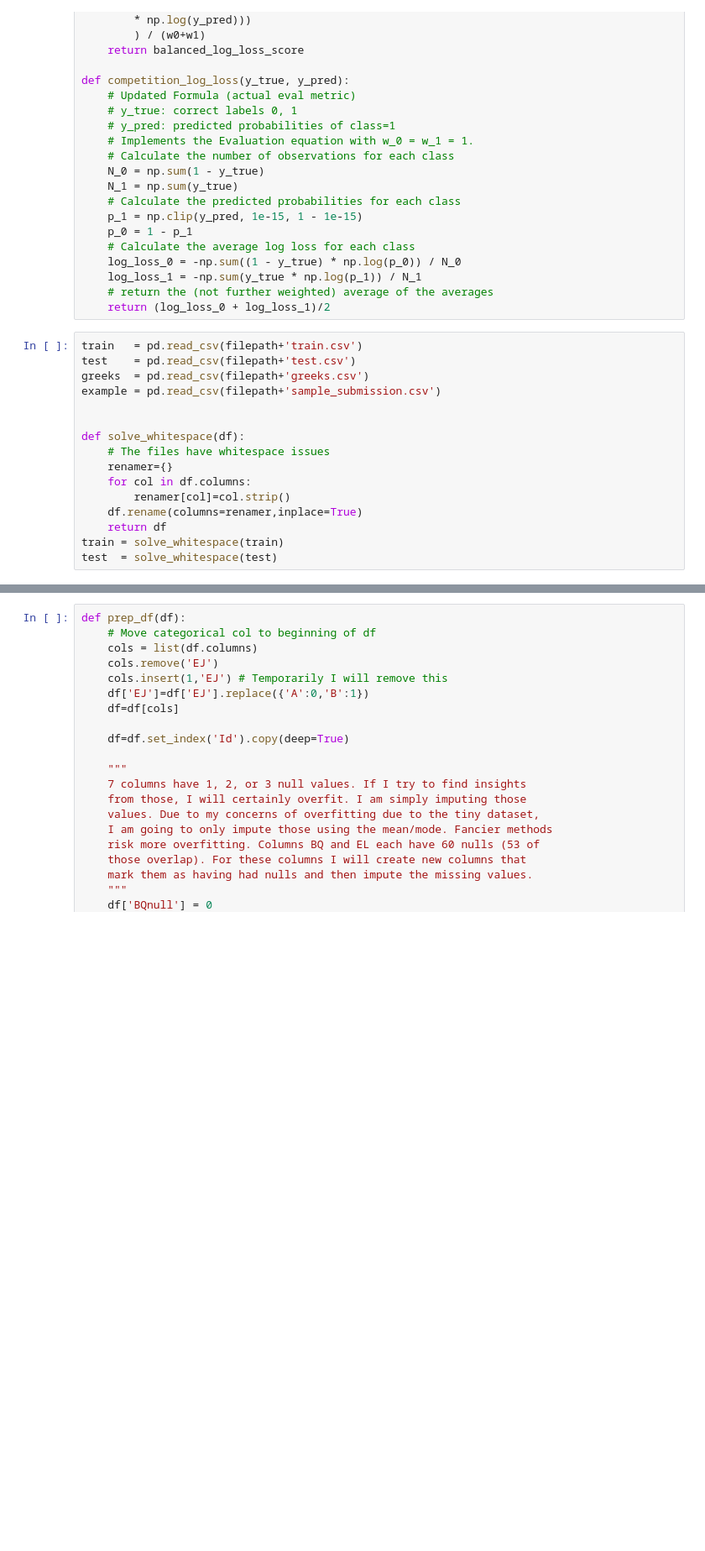
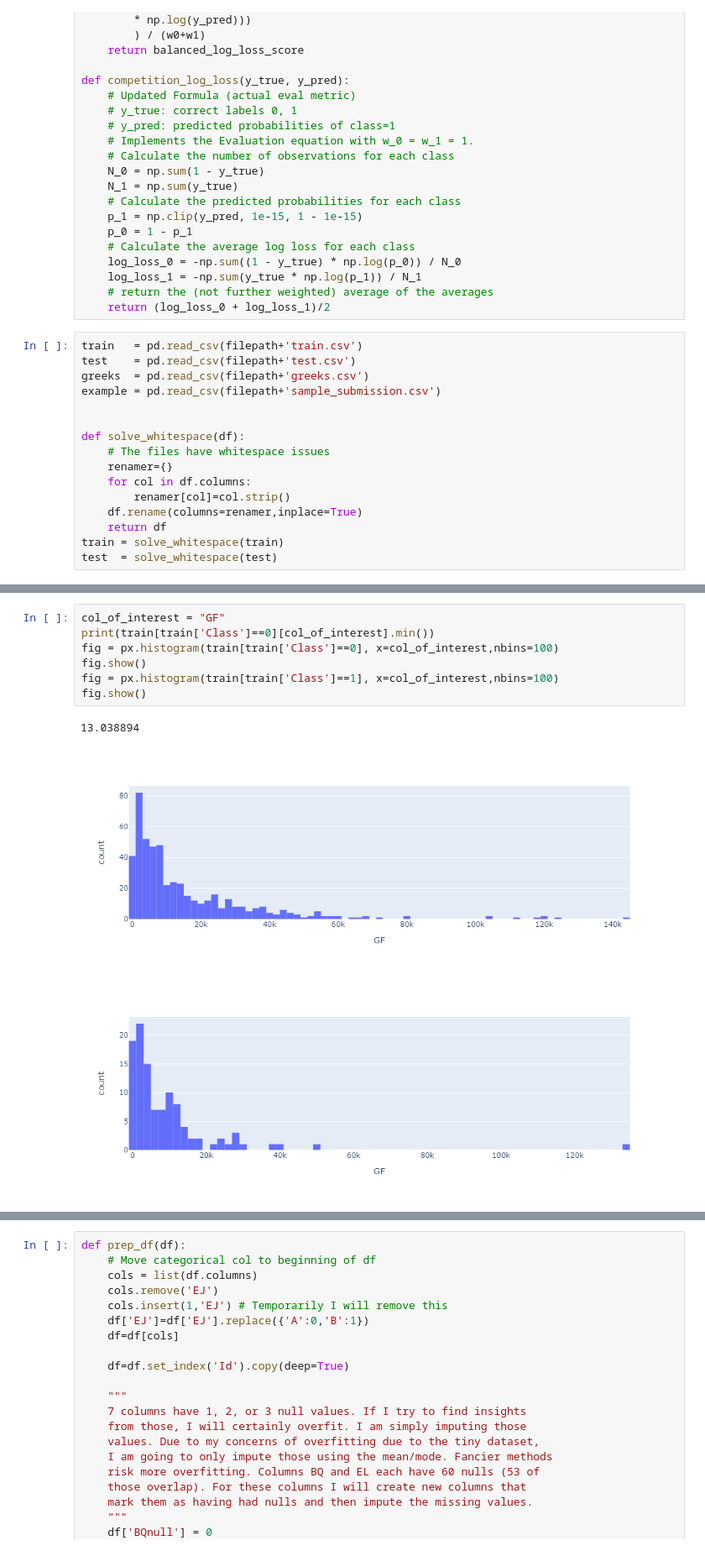
Before and after one commit to AndrewTGraham/Health-AI, a Jupyter notebook: v3.ipynb, the cells around one changed output, grey strips where cells are left out. Shown at 84% size. Drawn from its saved outputs; the diff is of its cells as text; blank space fills up the shorter version.

```diff
--- a/v3.ipynb
+++ b/v3.ipynb
@@ -75,0 +112,11 @@ train_summary[train_summary['missing']!=0]
+# %%
+col_of_interest = "GF"
+print(train[train['Class']==0][col_of_interest].min())
+fig = px.histogram(train[train['Class']==0], x=col_of_interest,nbins=100)
+fig.show()
+fig = px.histogram(train[train['Class']==1], x=col_of_interest,nbins=100)
+fig.show()
+# %% [output]
+13.038894
+[figure, added]
+[figure, added]
```
Also changed, not shown: parts of 4 cells of this notebook.
